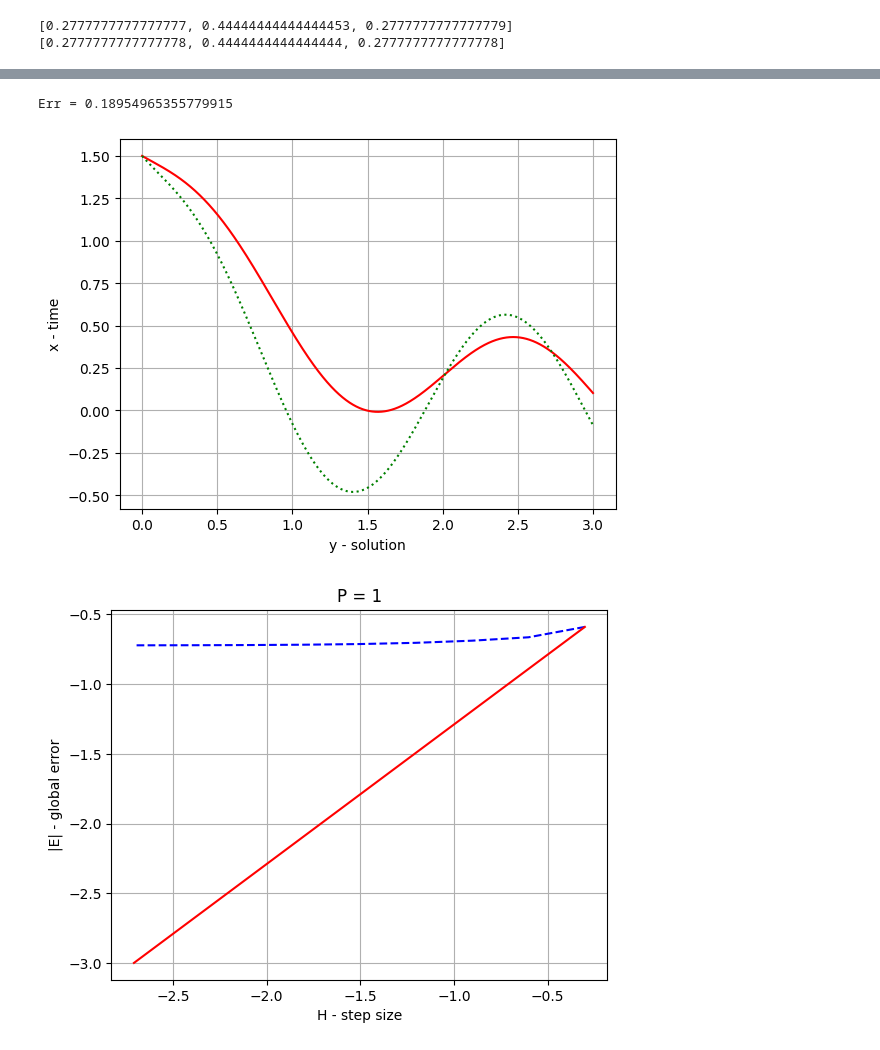
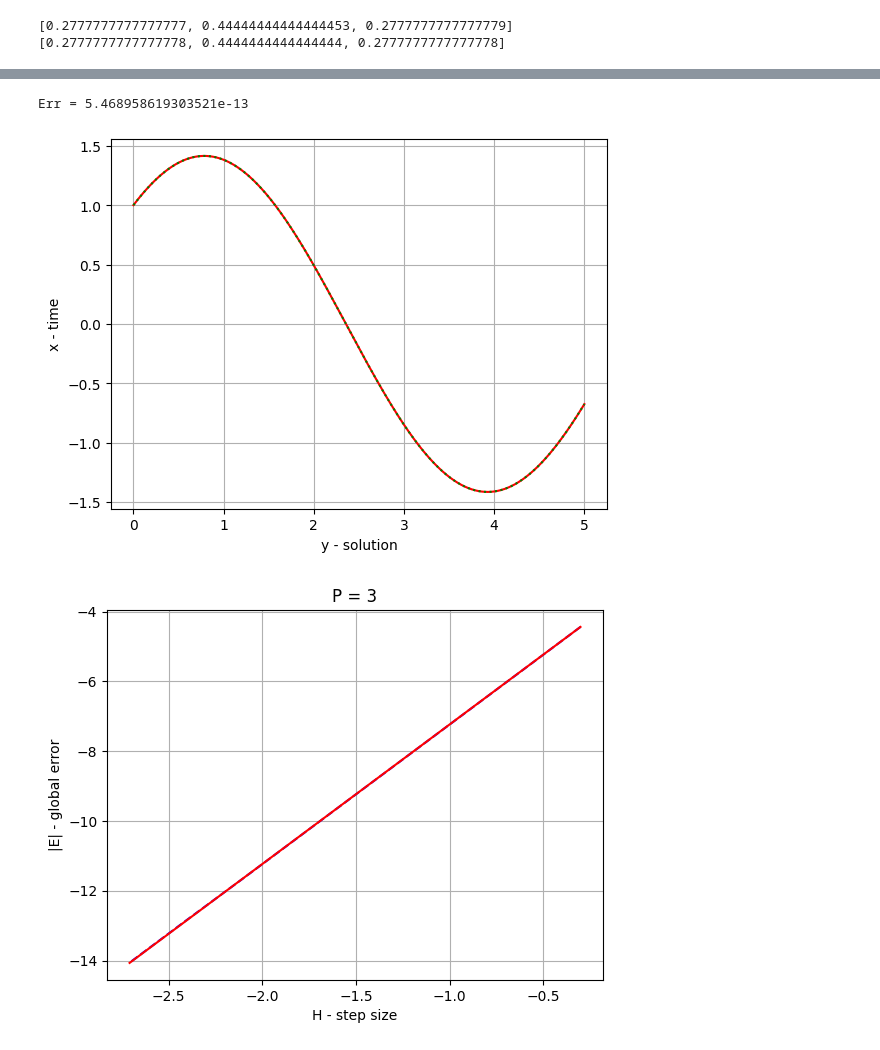
Before and after one commit to LilTenImat/colloss, a Jupyter notebook: colloss2.ipynb, the cells around one changed output, grey strips where cells are left out. Drawn from its saved outputs; the diff is of its cells as text; code cells hidden in the pictures.

```diff
--- a/colloss2.ipynb
+++ b/colloss2.ipynb
@@ -152,9 +152,12 @@ def getGraph(method, problem, h, customX=None):
 
     print(f'Err = {abs(y[-1] - trueSolDelay[-1])}')
 # %%
-def getGraph2Pow(method, problem, p=3, endPower=10, Q=2):
+from tabulate import tabulate
+
+def getGraph2Pow(method, problem, p=3, endPower=10, Q=2, _P = 3):
     N = []
     H = []
+
     for k in range(1, endPower):
         h = 1 / (Q ** k)
         H.append(np.log10(h))
@@ -164,8 +167,9 @@ def getGraph2Pow(method, problem, p=3, endPower=10, Q=2):
 
     y = N[0]+p*(H-H[0])
 
+
     _, ax = plt.subplots()
-    ax.set_title(f'P = {p}')
+    ax.set_title(f'P = {_P}')
     ax.set_xlabel('H - step size')
     ax.set_ylabel('|E| - global error')
     ax.plot(H, N, color='b', linestyle='--')
@@ -412,7 +438,27 @@ middlePoint = Method(A, B, C)
+# %%
+A_classic = [
+    [0, 0, 0, 0],
+    [1/2, 0, 0, 0],
+    [0, 1/2, 0, 0],
+    [0, 0 , 1, 0],
+]
+
+B_classic = [
+    lambda theta: 1/6,
+    lambda theta: 2/6,
+    lambda theta: 2/6,
+    lambda theta: 1/6,
+]
+
+C_classic = [
+    0, 1/2, 1/2, 1
+]
+
+ClassicRk = Method(A_classic, B_classic, C_classic)
 # %%
-getGraph(middlePoint, problem4, 0.001)
-getGraph2Pow(middlePoint, problem4, p = 1)
+getGraph(ClassicRk, problem0, 0.001)
+getGraph2Pow(ClassicRk, problem0, p = 4)
 # %% [output]
-Err = 0.18954965355779915
+Err = 5.468958619303521e-13
-[figure, old version]
+[figure, new version]
-[figure, old version]
+[figure, new version]
```
Also changed, not shown: parts of 8 cells of this notebook, 4 other files.
